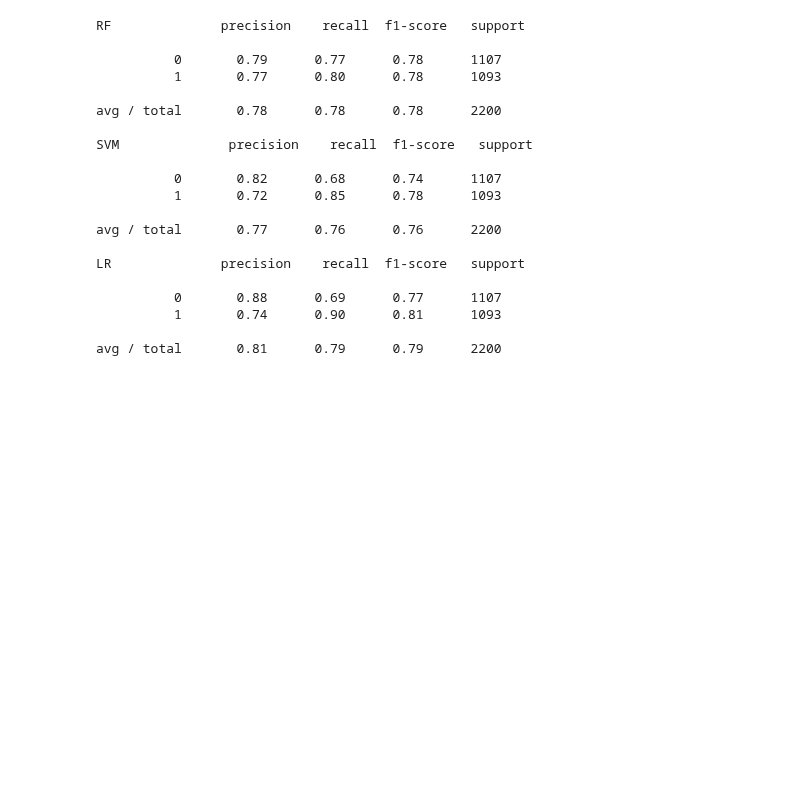
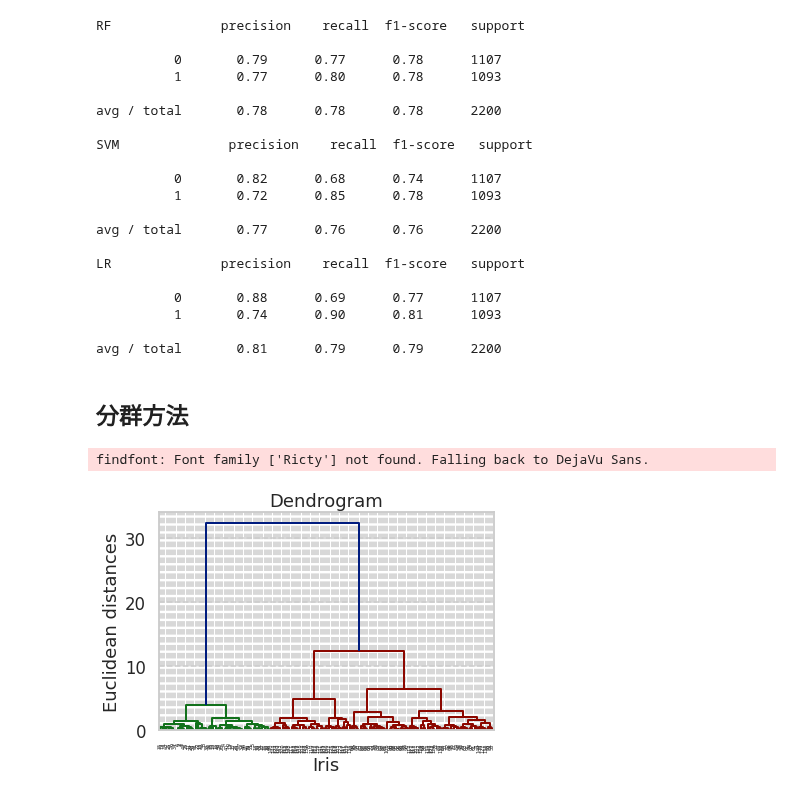
Before and after one commit to ywchiu/taipeifubon, a Jupyter notebook: Demo20200424.ipynb, the cells around one changed output. Cells and saved outputs as stored; diff of their text form; code cells hidden in the pictures; blank space fills up the shorter version.

```diff
--- a/Demo20200424.ipynb
+++ b/Demo20200424.ipynb
@@ -525,3 +525,20 @@ LR              precision    recall  f1-score   support
           1       0.74      0.90      0.81      1093
 
 avg / total       0.81      0.79      0.79      2200
+# %% [markdown]
+## 分群方法
+# %%
+from sklearn.datasets import load_iris
+iris = load_iris()
+# %%
+import scipy.cluster.hierarchy as sch
+import matplotlib.pyplot as plt
+
+dendrogram = sch.dendrogram(sch.linkage(iris.data, method = 'ward'))
+plt.title('Dendrogram')
+plt.xlabel('Iris')
+plt.ylabel('Euclidean distances')
+plt.show()
+# %% [output]
+findfont: Font family ['Ricty'] not found. Falling back to DejaVu Sans.
+[figure, added]
```
Also changed, not shown: parts of 15 cells of this notebook.
